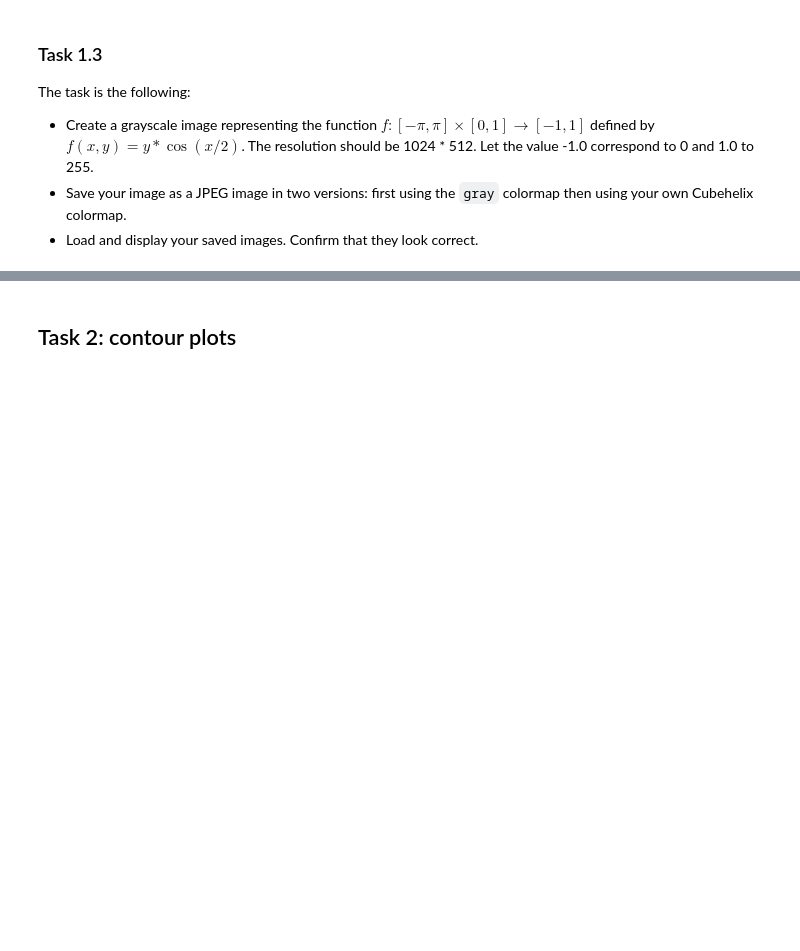
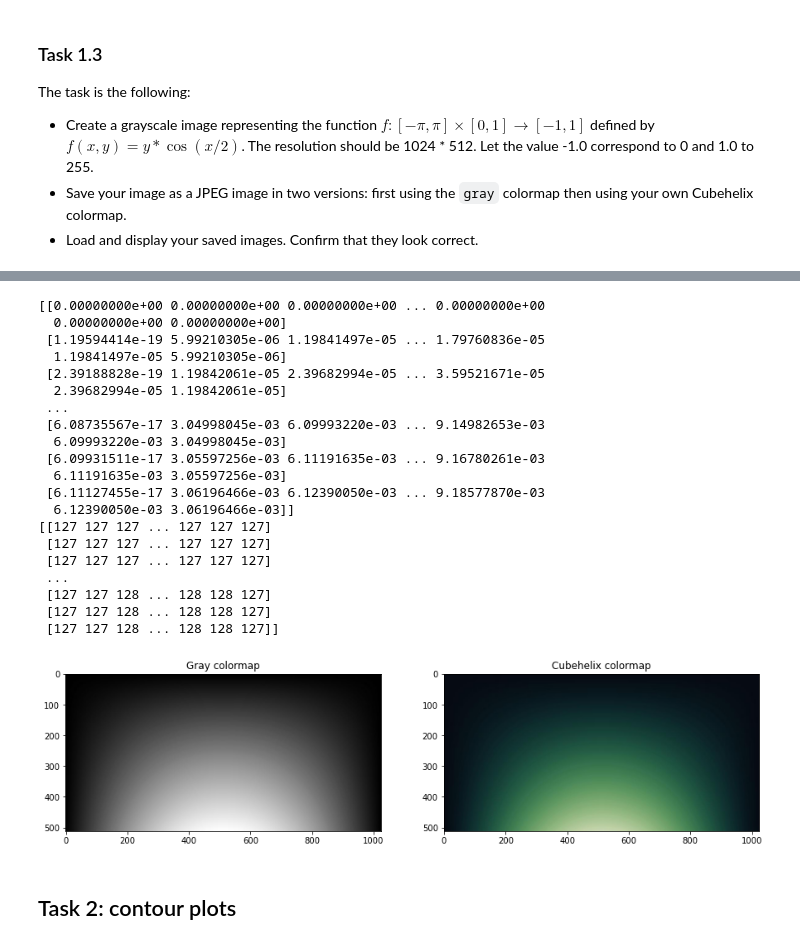
Before and after one commit to elvinafahlgren/Visualization, a Jupyter notebook: worksheet-3.ipynb, the cells around one changed output, grey strips where cells are left out. Saved outputs shown, nothing was run; the diff lists cells and outputs as text; code cells hidden in the pictures; blank space fills up the shorter version.

```diff
--- a/worksheet-3.ipynb
+++ b/worksheet-3.ipynb
@@ -176,3 +120,58 @@ print(zz)
+# %%
+x = np.arange((-np.pi), np.pi, (np.pi*2)/1024)
+y = np.arange(0., 1., (1./512))
+X, Y = np.meshgrid(x, y)
+
+def fun(a, b):
+    return b*np.cos(a/2)
+
+Z = fun(X, Y)
+
+print(Z)
+
+# Let the value -1.0 correspond to 0 and 1.0 to 255.
+Z += 1.
+Z /= 2.
+Z *= 255
+
+# float to int
+Z = Z.astype(int)
+print(Z)
+
+# save
+plt.imsave('grayScaleFunc.jpg', Z, cmap='gray')
+plt.imsave('cubehelixScaleFunc.jpg', Z, cmap=cubehelix_palette)
+
+# plot
+plt.figure(figsize=(15, 6))
+plt.subplot(121)
+trash = plt.imshow(mpimg.imread('grayScaleFunc.jpg'))
+trash = plt.title("Gray colormap")
+plt.subplot(122)
+trash = plt.imshow(mpimg.imread('cubehelixScaleFunc.jpg'))
+trash = plt.title("Cubehelix colormap")
+# %% [output]
+[[0.00000000e+00 0.00000000e+00 0.00000000e+00 ... 0.00000000e+00
+  0.00000000e+00 0.00000000e+00]
+ [1.19594414e-19 5.99210305e-06 1.19841497e-05 ... 1.79760836e-05
+  1.19841497e-05 5.99210305e-06]
+ [2.39188828e-19 1.19842061e-05 2.39682994e-05 ... 3.59521671e-05
+  2.39682994e-05 1.19842061e-05]
+ ...
+ [6.08735567e-17 3.04998045e-03 6.09993220e-03 ... 9.14982653e-03
+  6.09993220e-03 3.04998045e-03]
+ [6.09931511e-17 3.05597256e-03 6.11191635e-03 ... 9.16780261e-03
+  6.11191635e-03 3.05597256e-03]
+ [6.11127455e-17 3.06196466e-03 6.12390050e-03 ... 9.18577870e-03
+  6.12390050e-03 3.06196466e-03]]
+[[127 127 127 ... 127 127 127]
+ [127 127 127 ... 127 127 127]
+ [127 127 127 ... 127 127 127]
+ ...
+ [127 127 128 ... 128 128 127]
+ [127 127 128 ... 128 128 127]
+ [127 127 128 ... 128 128 127]]
+[figure, added]
 # %% [markdown]
 ## Task 2: contour plots
 
```
Also changed, not shown: parts of 13 cells of this notebook, 2 other files.
